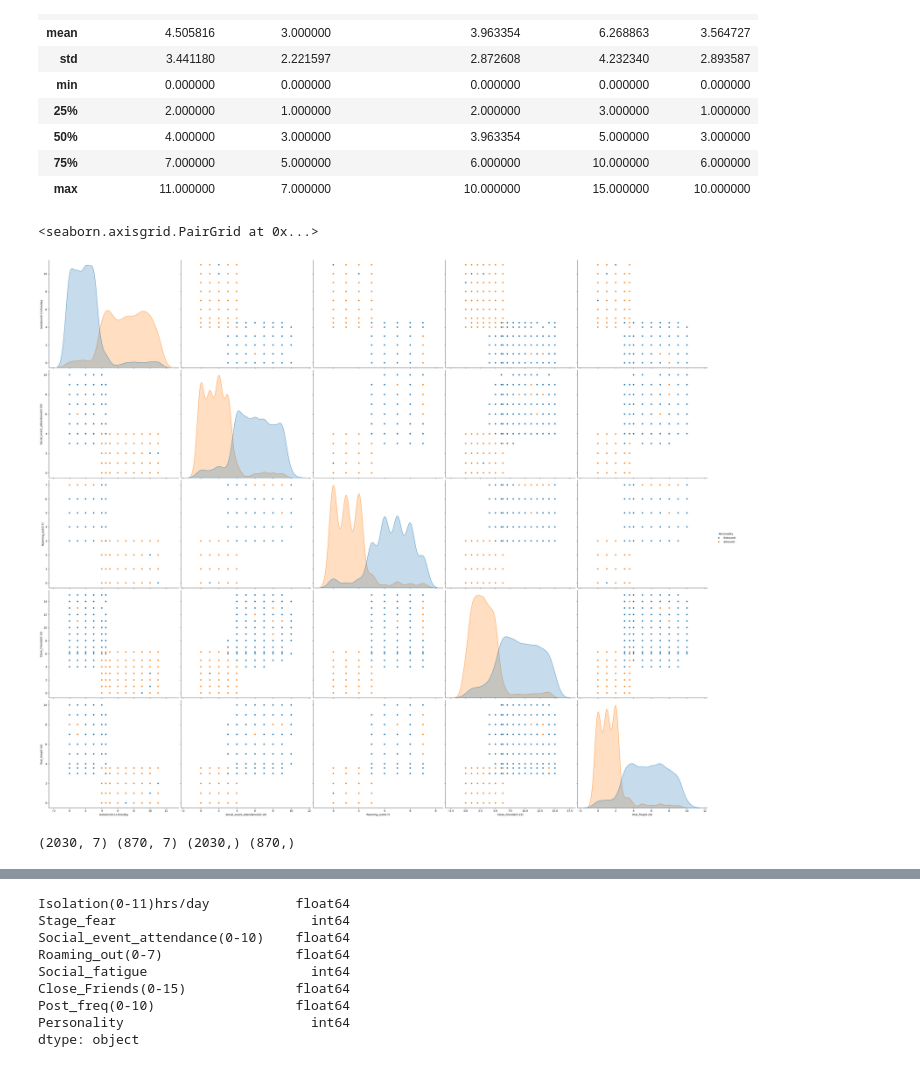
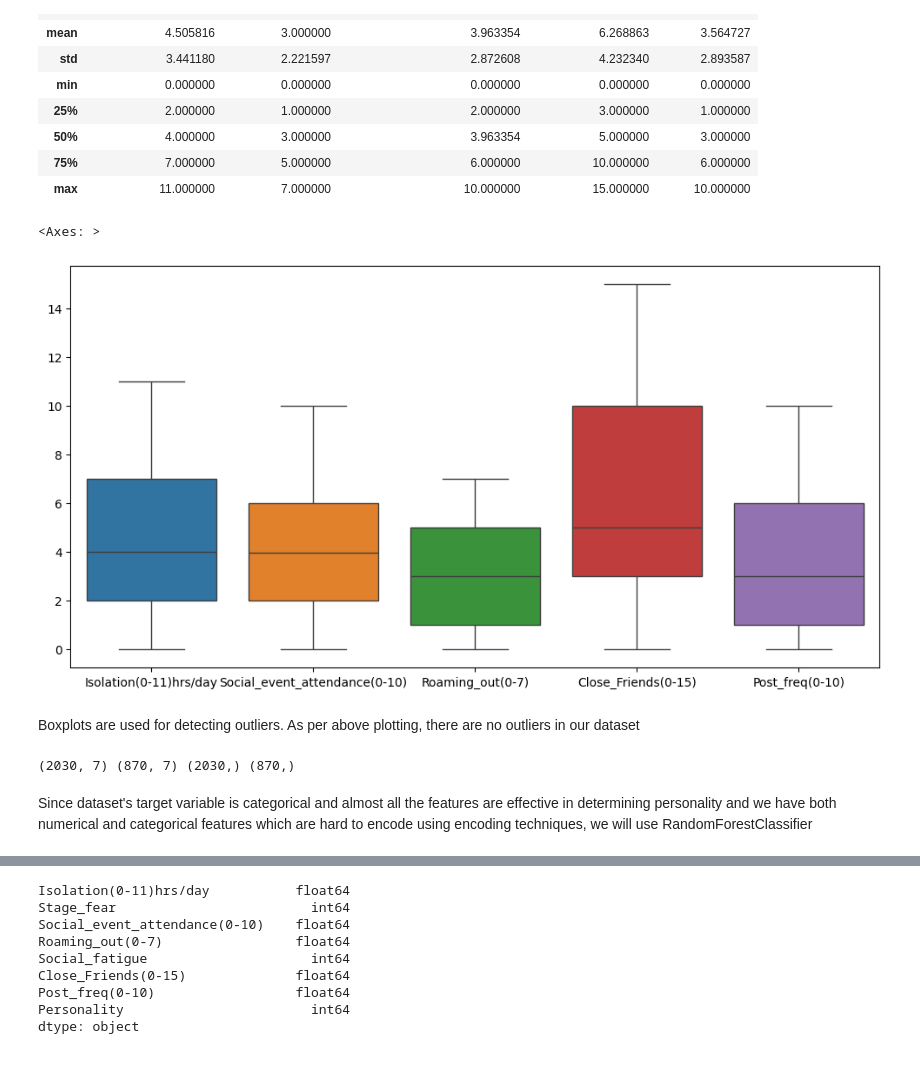
Before and after one commit to omsaivasudev2005/Personality_predictor, a Jupyter notebook: PERSONALITY_PREDICTOR.ipynb, the cells around one changed output, grey strips where cells are left out. Cells and saved outputs as stored; diff of their text form; code cells hidden in the pictures.

```diff
--- a/PERSONALITY_PREDICTOR.ipynb
+++ b/PERSONALITY_PREDICTOR.ipynb
@@ -66,15 +66,18 @@ data[['Isolation(0-11)hrs/day','Roaming_out(0-7)'
 | 75% | 7.000000 | 5.000000 | 6.000000 | 10.000000 | 6.000000 |
 | max | 11.000000 | 7.000000 | 10.000000 | 15.000000 | 10.000000 |
 # %%
+#Discovering outliers using boxplot
 import seaborn as sns
 import matplotlib.pyplot as plt
 
-#Using pairplot to visualize relationships
-#Pairplot uses various numerical features to plot pairwise relationships
-sns.pairplot(data,hue='Personality',height=6, aspect=1.2)
+plt.figure(figsize=(12,6))
+sns.boxplot(data=data)
 # %% [output]
-<seaborn.axisgrid.PairGrid at 0x...>
+<Axes: >
-[figure, old version]
+[figure, new version]
+# %% [markdown]
+Boxplots are used for detecting outliers.
+As per above plotting, there are no outliers in our dataset
 # %%
 #Encoding few categorical features for fitting a model
 from sklearn.preprocessing import LabelEncoder
@@ -95,4 +98,9 @@ print(x_train.shape,x_test.shape,y_train.shape,y_test.shape)
 #Split has been done successfully
 # %% [output]
 (2030, 7) (870, 7) (2030,) (870,)
+# %% [markdown]
+Since dataset's target variable is categorical and
+almost all the features are effective in determining personality and
+we have both numerical and categorical features which are hard to
+encode using encoding techniques, we will use RandomForestClassifier
 # %%
```
Also changed, not shown: parts of 2 cells of this notebook.
